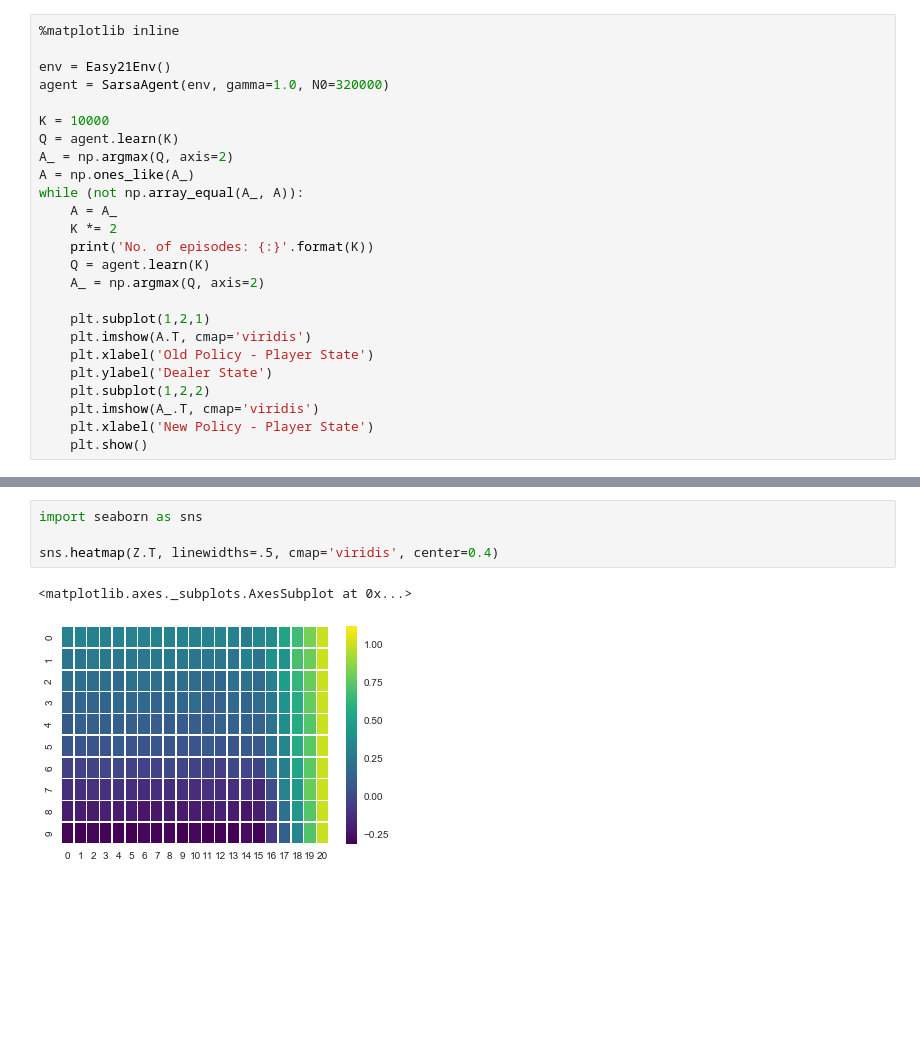
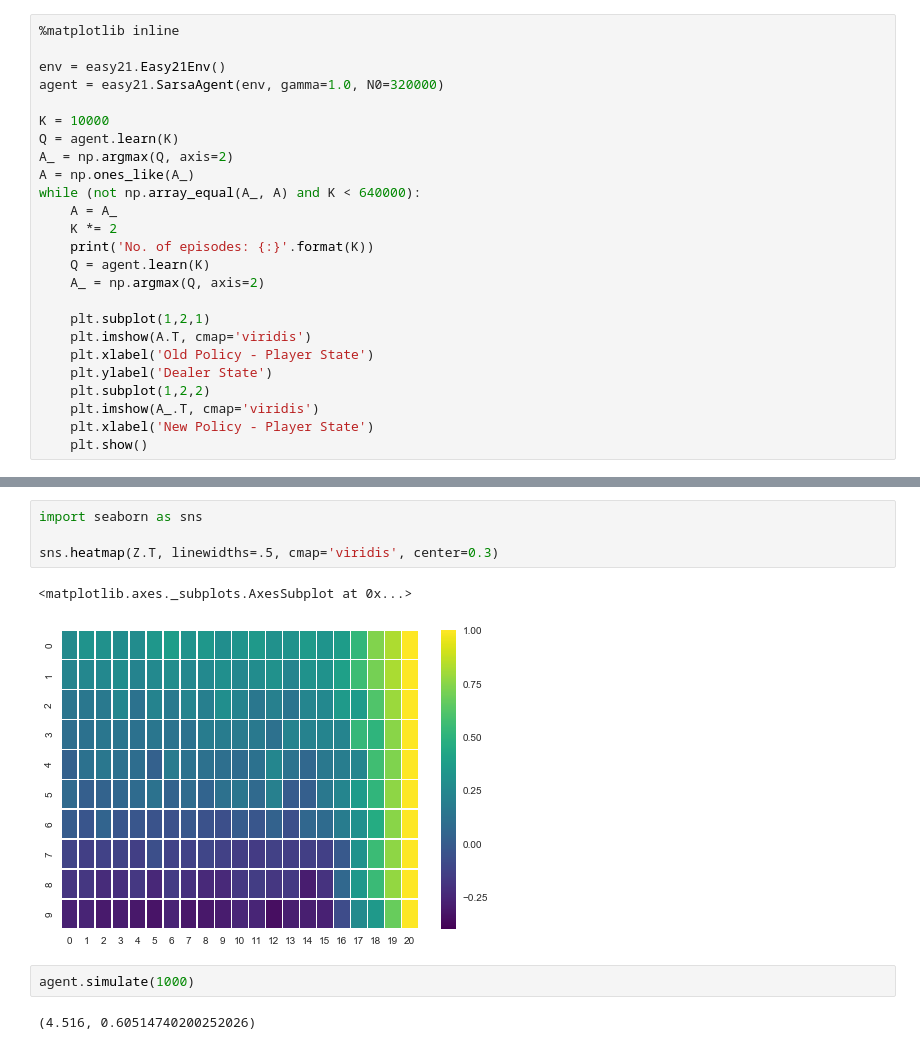
Before and after one commit to kenchan0824/davidsilver-ucl-reinforcement-learning, a Jupyter notebook: Test_Easy21_Sarsa.ipynb, the cells around one changed output, grey strips where cells are left out. Cells and saved outputs as stored; diff of their text form; blank space fills up the shorter version.

```diff
--- a/Test_Easy21_Sarsa.ipynb
+++ b/Test_Easy21_Sarsa.ipynb
@@ -9,14 +8,14 @@ from easy21.SarsaAgent import *
 # %%
 %matplotlib inline
 
-env = Easy21Env()
-agent = SarsaAgent(env, gamma=1.0, N0=320000)
+env = easy21.Easy21Env()
+agent = easy21.SarsaAgent(env, gamma=1.0, N0=320000)
 
 K = 10000
 Q = agent.learn(K)
 A_ = np.argmax(Q, axis=2)
 A = np.ones_like(A_)
-while (not np.array_equal(A_, A)):
+while (not np.array_equal(A_, A) and K < 640000):
     A = A_
     K *= 2
     print('No. of episodes: {:}'.format(K))
@@ -69,7 +62,11 @@ plt.show()
 # %%
 import seaborn as sns
 
-sns.heatmap(Z.T, linewidths=.5, cmap='viridis', center=0.4)
+sns.heatmap(Z.T, linewidths=.5, cmap='viridis', center=0.3)
 # %% [output]
 <matplotlib.axes._subplots.AxesSubplot at 0x...>
-[figure, old version]
+[figure, new version]
+# %%
+agent.simulate(1000)
+# %% [output]
+(4.516, 0.60514740200252026)
```
Also changed, not shown: parts of 3 cells of this notebook, 9 other files.
